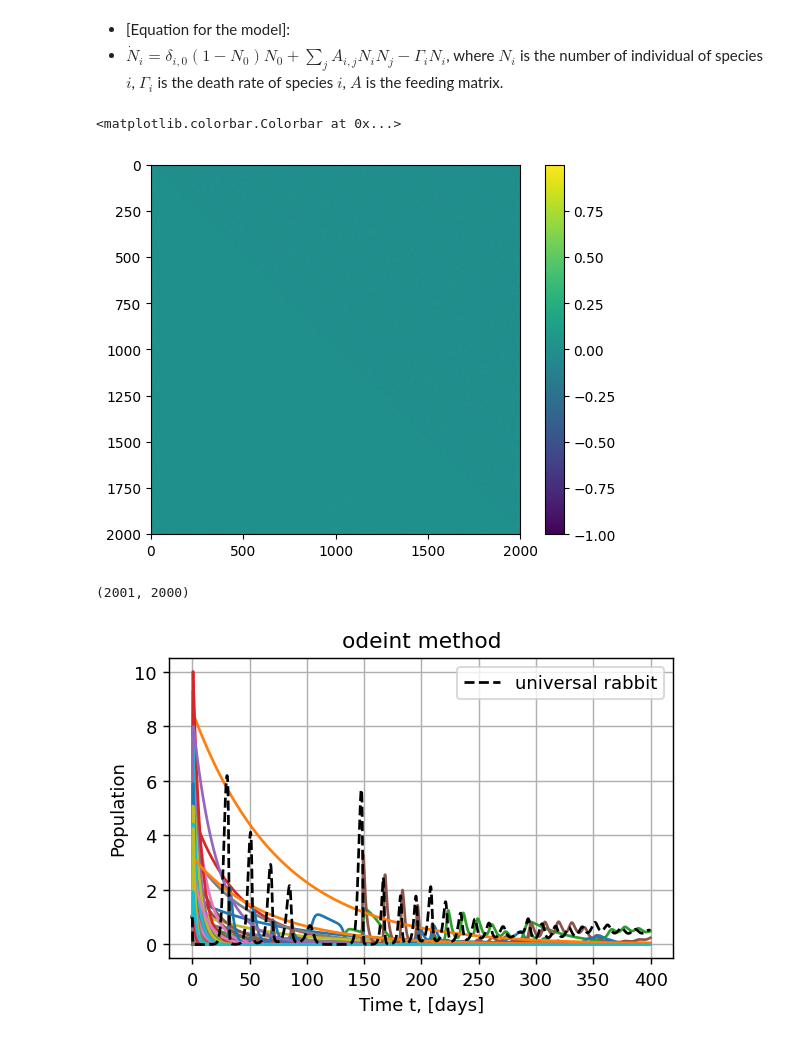
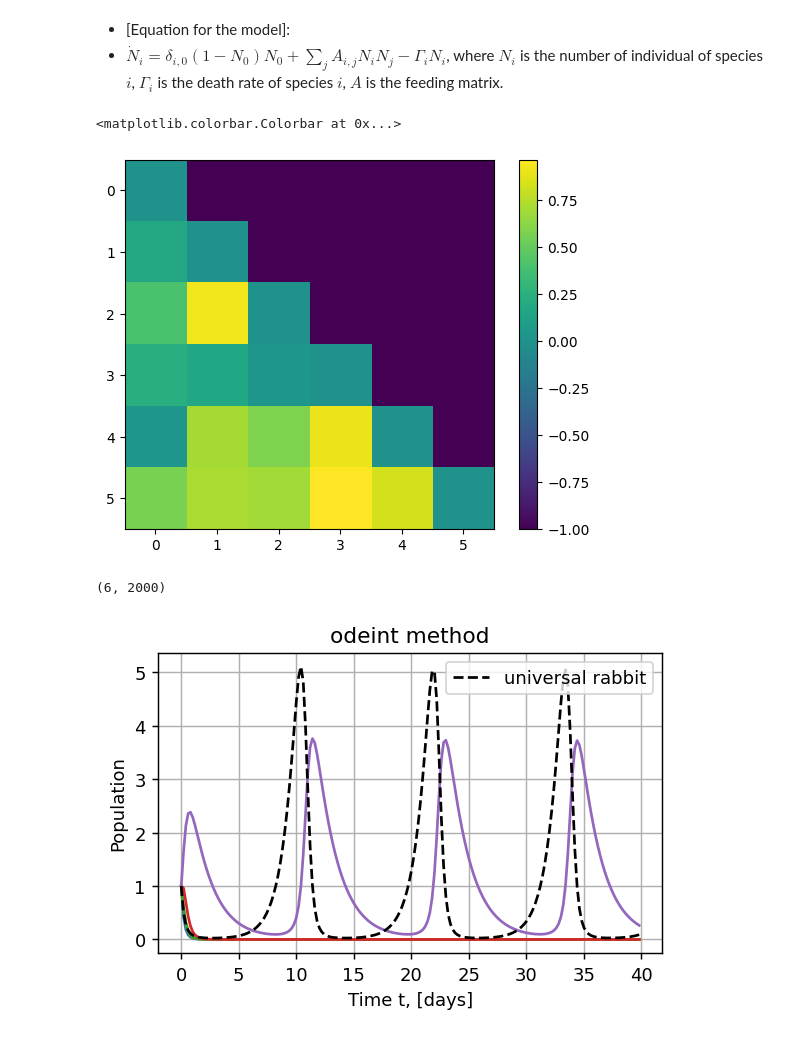
Before and after one commit to asgolovin/universal_rabbit, a Jupyter notebook: notebooks/equations.ipynb, the cells around one changed output. Cells and saved outputs as stored; diff of their text form; code cells hidden in the pictures.

Commit message:
removed a bug: dying of bunnies on their own (gamma[0] was nonzero)

```diff
--- a/notebooks/equations.ipynb
+++ b/notebooks/equations.ipynb
@@ -20,9 +20,9 @@ def init_params(n_species, p_interact):
     #A[0, 1:] = - np.ones(n_species-1)
     #A[1:, 0] = np.ones(n_species-1)
 
+    gamma[1:] = np.random.rand()
     # relations between predators
     for i in range(0, n_species):
-        gamma[i] = np.random.rand()
         for j in range(i+1, n_species):
             if mask[i, j]:
                 A[j, i] = np.random.rand()
@@ -37,17 +37,17 @@ def derivative(N, t, A, gamma, carrying_capacity):
     dotN -= gamma * N
     return dotN
 # %%
-seed = 42
+seed = 40
 np.random.seed(seed)
 
 Nt = 2000
 t_max = 400. # days
-p_interact = 0.01
+p_interact = 1.0
 t = np.linspace(0.,t_max, Nt)
-n_predators = 2000
+n_predators = 5
 N0 = np.ones(n_predators + 1)
 A, gamma = init_params(n_predators + 1, p_interact)
-carrying_capacity = 10
+carrying_capacity = 1000
 
 res = integrate.odeint(derivative, N0, t, args = (A, gamma, carrying_capacity))
 N = res.T
@@ -56,26 +56,26 @@ plt.imshow(A)
 plt.colorbar()
 # %% [output]
 <matplotlib.colorbar.Colorbar at 0x...>
-[figure, old version]
+[figure, new version]
 # %%
 N.shape
 # %% [output]
-(2001, 2000)
+(6, 2000)
 # %%
-t_plot = t_max
+t_plot = 40
 
 fig, ax = plt.subplots(1,1, figsize = (5,3), dpi=130)
 plt.grid()
 plt.title("odeint method")
 plt.plot(t[t<t_plot], N[1:,t<t_plot].T)
 plt.plot(t[t<t_plot], N[0,t<t_plot].T, '--', label = 'universal rabbit', color = 'k')
 plt.xlabel('Time t, [days]')
 plt.ylabel('Population')
 plt.legend()
 
 plt.show()
 # %% [output]
-[figure, old version]
+[figure, new version]
 # %%
 # number of species above a certain threshold
 threshold = 0.01
```
Also changed, not shown: parts of 1 cell of this notebook.
